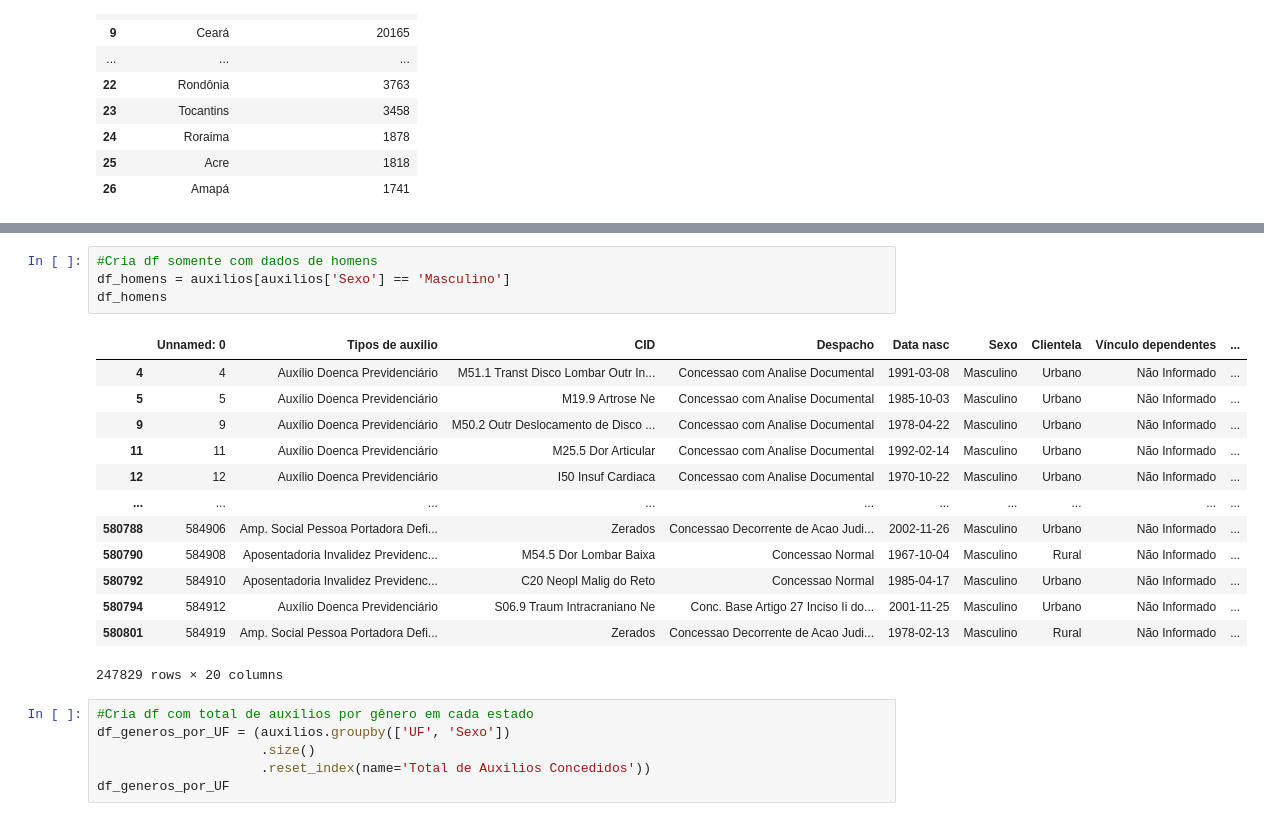
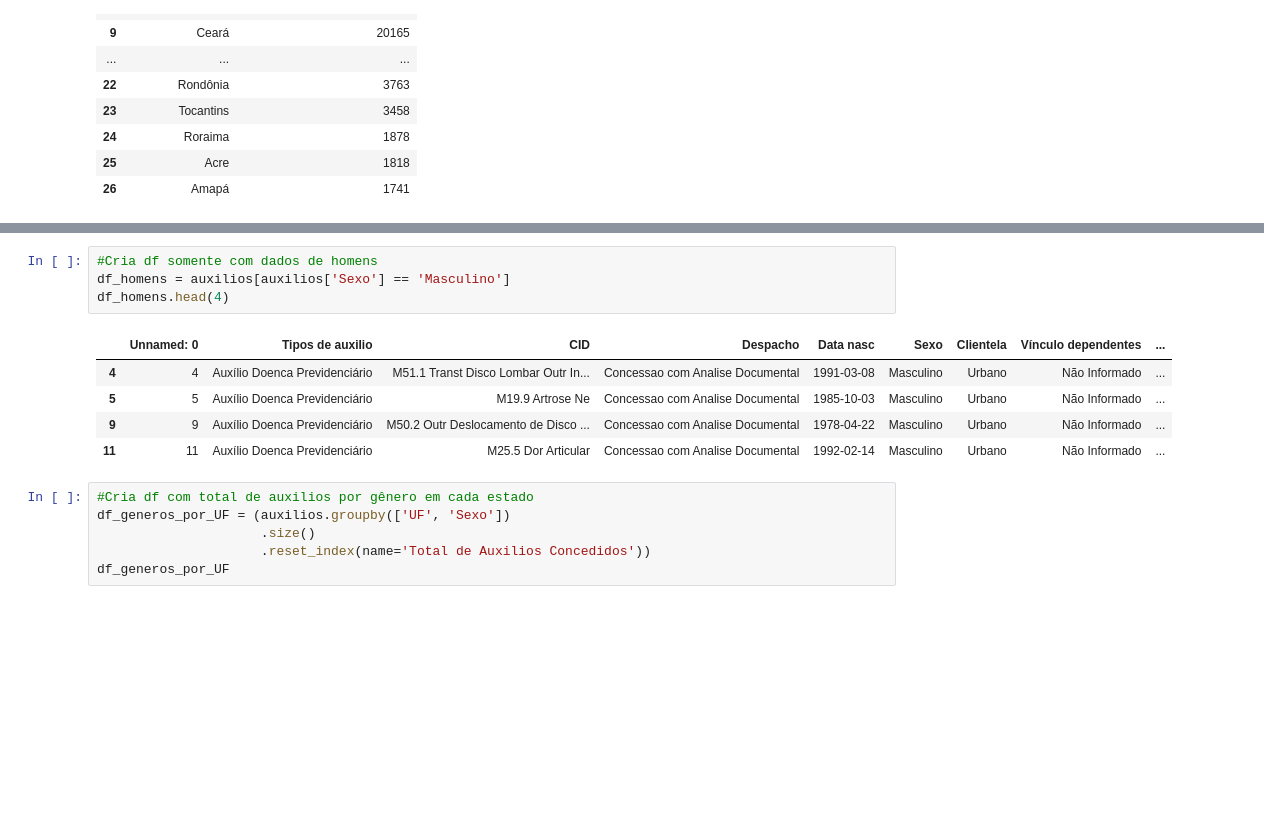
Before and after one commit to Estressei/ProjetoTrilhaDados, a Jupyter notebook: main.ipynb, the cells around one changed output, grey strips where cells are left out. Cells and saved outputs as stored; diff of their text form; blank space fills up the shorter version.

```diff
--- a/main.ipynb
+++ b/main.ipynb
@@ -326,21 +302,13 @@ df_mulheres
 # %%
 #Cria df somente com dados de homens
 df_homens = auxilios[auxilios['Sexo'] == 'Masculino']
-df_homens
+df_homens.head(4)
 # %% [output]
 |  | Unnamed: 0 | Tipos de auxilio | CID | Despacho | Data nasc | Sexo | Clientela | Vínculo dependentes | ... |
 | 4 | 4 | Auxílio Doenca Previdenciário | M51.1 Transt Disco Lombar Outr In... | Concessao com Analise Documental | 1991-03-08 | Masculino | Urbano | Não Informado | ... |
 | 5 | 5 | Auxílio Doenca Previdenciário | M19.9 Artrose Ne | Concessao com Analise Documental | 1985-10-03 | Masculino | Urbano | Não Informado | ... |
 | 9 | 9 | Auxílio Doenca Previdenciário | M50.2 Outr Deslocamento de Disco ... | Concessao com Analise Documental | 1978-04-22 | Masculino | Urbano | Não Informado | ... |
 | 11 | 11 | Auxílio Doenca Previdenciário | M25.5 Dor Articular | Concessao com Analise Documental | 1992-02-14 | Masculino | Urbano | Não Informado | ... |
-| 12 | 12 | Auxílio Doenca Previdenciário | I50 Insuf Cardiaca | Concessao com Analise Documental | 1970-10-22 | Masculino | Urbano | Não Informado | ... |
-| ... | ... | ... | ... | ... | ... | ... | ... | ... | ... |
-| 580788 | 584906 | Amp. Social Pessoa Portadora Defi... | Zerados | Concessao Decorrente de Acao Judi... | 2002-11-26 | Masculino | Urbano | Não Informado | ... |
-| 580790 | 584908 | Aposentadoria Invalidez Previdenc... | M54.5 Dor Lombar Baixa | Concessao Normal | 1967-10-04 | Masculino | Rural | Não Informado | ... |
-| 580792 | 584910 | Aposentadoria Invalidez Previdenc... | C20 Neopl Malig do Reto | Concessao Normal | 1985-04-17 | Masculino | Urbano | Não Informado | ... |
-| 580794 | 584912 | Auxílio Doenca Previdenciário | S06.9 Traum Intracraniano Ne | Conc. Base Artigo 27 Inciso Ii do... | 2001-11-25 | Masculino | Urbano | Não Informado | ... |
-| 580801 | 584919 | Amp. Social Pessoa Portadora Defi... | Zerados | Concessao Decorrente de Acao Judi... | 1978-02-13 | Masculino | Rural | Não Informado | ... |
-247829 rows × 20 columns
 # %%
 #Cria df com total de auxilios por gênero em cada estado
 df_generos_por_UF = (auxilios.groupby(['UF', 'Sexo'])
```
Also changed, not shown: parts of 4 cells of this notebook, 2 other files.
